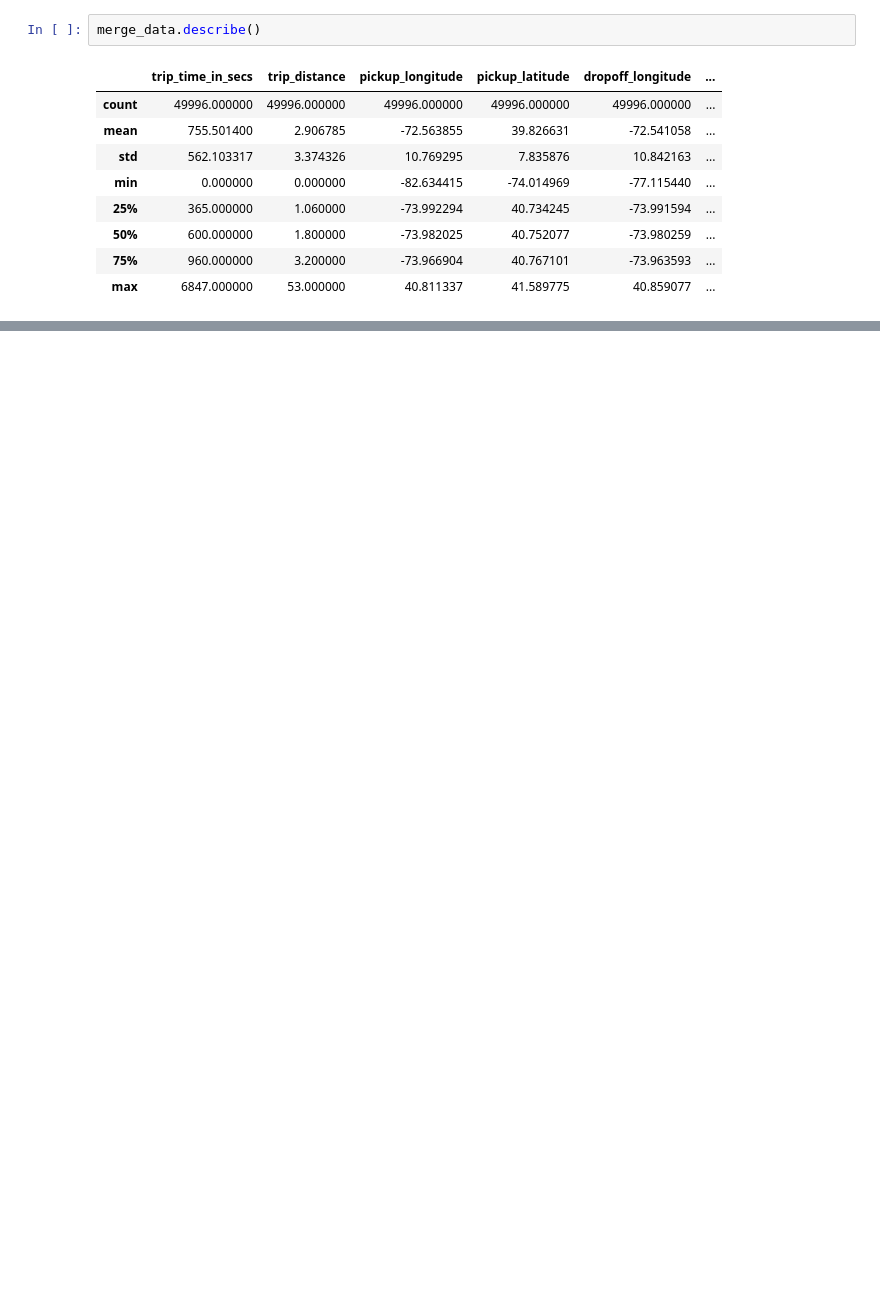
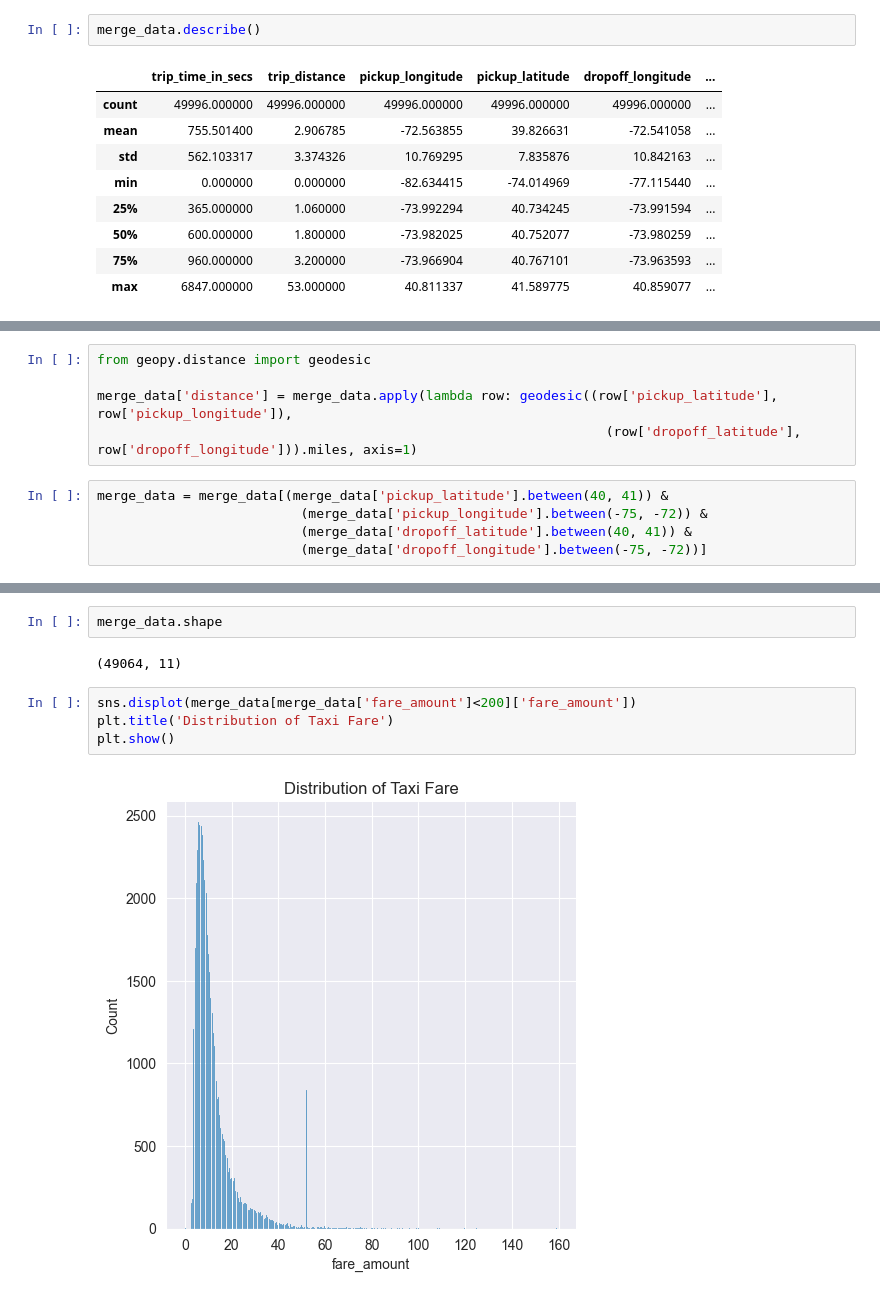
Before and after one commit to Ilyasuuu/ML_Projects, a Jupyter notebook: Predicting_taxi_fares/Predicting_taxi_fares.ipynb, the cells around one changed output, grey strips where cells are left out. Drawn from its saved outputs; the diff is of its cells as text; blank space fills up the shorter version.

```diff
--- a/Predicting_taxi_fares/Predicting_taxi_fares.ipynb
+++ b/Predicting_taxi_fares/Predicting_taxi_fares.ipynb
@@ -121,0 +138,10 @@ merge_data.describe()
+# %%
+from geopy.distance import geodesic
+
+merge_data['distance'] = merge_data.apply(lambda row: geodesic((row['pickup_latitude'], row['pickup_longitude']),
+                                                                 (row['dropoff_latitude'], row['dropoff_longitude'])).miles, axis=1)
+# %%
+merge_data = merge_data[(merge_data['pickup_latitude'].between(40, 41)) &
+                          (merge_data['pickup_longitude'].between(-75, -72)) &
+                          (merge_data['dropoff_latitude'].between(40, 41)) &
+                          (merge_data['dropoff_longitude'].between(-75, -72))]
@@ -121,0 +160,10 @@ merge_data.describe()
+# %%
+merge_data.shape
+# %% [output]
+(49064, 11)
+# %%
+sns.displot(merge_data[merge_data['fare_amount']<200]['fare_amount'])
+plt.title('Distribution of Taxi Fare')
+plt.show()
+# %% [output]
+[figure, added]
```
Also changed, not shown: parts of 5 cells of this notebook.
